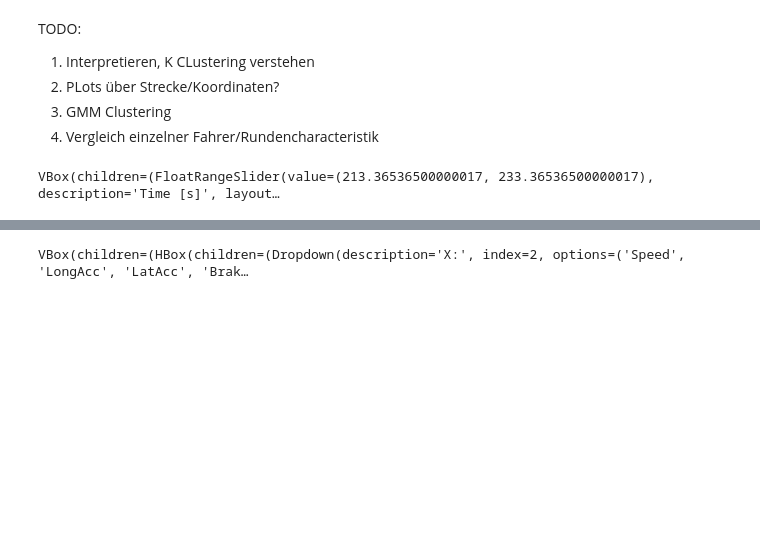
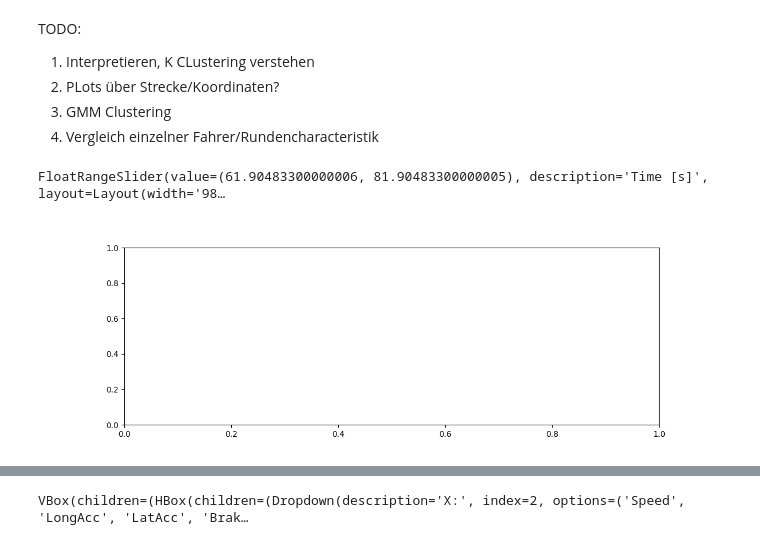
Before and after one commit to kawihss/fs-corner-phase-classification, a Jupyter notebook: notebooks/01_load_and_preprocess.ipynb, the cells around one changed output, grey strips where cells are left out. Saved outputs shown, nothing was run; the diff lists cells and outputs as text; code cells hidden in the pictures; blank space fills up the shorter version.

```diff
--- a/notebooks/01_load_and_preprocess.ipynb
+++ b/notebooks/01_load_and_preprocess.ipynb
@@ -547,55 +547,68 @@ df_features["phase_gmm"] = df_features["label_gmm"].map(gmm_phase_map)
 # - gmm_phase_map, phase_time_share, phase_time_share_by_lap
 # - Figures saved to figures/: gmm_time_series_speed_vs_time.png, gmm_probabilities_over_time.png, gmm_feature_space_latacc_vs_speed.png
 # %%
-# Step 8a – GMM: interactive Speed vs Time with slider (ipympl) — fixed
-%matplotlib widget
+# Step 8a – GMM: interactive Speed vs Time (quick fix: no duplicate output)
+
+# Use widget backend
+try:
+    get_ipython().run_line_magic('matplotlib', 'widget')
+except Exception:
+    pass
+
+import numpy as np, pandas as pd, matplotlib
 import matplotlib.pyplot as plt
-from ipywidgets import FloatRangeSlider, VBox
+from ipywidgets import FloatRangeSlider
 from IPython.display import display
-import numpy as np
 
-# optional: clear old figures when re-running
-plt.close('all')
+plt.close('all')  # clear old figs
 
-# data
+# --- Data (robust types) ---
+t  = np.asarray(df_features["time_s"], dtype=float)
+v  = np.asarray(df_features["Speed"], dtype=float)
+ph = pd.Series(df_features["phase_gmm"]).astype(str).str.strip().to_numpy()
+
 phase_order = ["ENTRY","MID","EXIT","STRAIGHT","COAST"]
-colors = plt.rcParams['axes.prop_cycle'].by_key()['color']
-phase_color = {p: colors[i % len(colors)] for i, p in enumerate(phase_order)}
-
-t  = df_features["time_s"].to_numpy()
-v  = df_features["Speed"].to_numpy()
-ph = df_features["phase_gmm"].to_numpy()
+present = [p for p in phase_order if np.any(ph == p)]
+cmap = plt.get_cmap('tab10')
+phase_color = {p: cmap(i % 10) for i, p in enumerate(phase_order)}
 
 tmin, tmax = float(np.nanmin(t)), float(np.nanmax(t))
 slider = FloatRangeSlider(
     value=[tmin, min(tmin + 20.0, tmax)],
     min=tmin, max=tmax, step=0.05,
     description="Time [s]", continuous_update=True, readout_format=".2f",
     layout={"width": "98%"}
 )
 
+# --- Figure (let ipympl auto-display it; don't display() the fig) ---
 fig, ax = plt.subplots(figsize=(12, 4))
+if hasattr(fig.canvas, "header_visible"):  fig.canvas.header_visible = False
+if hasattr(fig.canvas, "toolbar_visible"): fig.canvas.toolbar_visible = True
+if hasattr(fig.canvas, "resizable"):       fig.canvas.resizable = True
 
 def _update(*_):
     lo, hi = slider.value
-    m = (t >= lo) & (t <= hi)
+    m = np.isfinite(t) & np.isfinite(v) & (t >= lo) & (t <= hi)
     ax.clear()
-    for p in phase_order:
+    for p in present:
         mk = m & (ph == p)
-        if np.any(mk):
-            ax.scatter(t[mk], v[mk], s=6, c=phase_color[p], label=p)
+        if mk.any():
+            ax.scatter(t[mk], v[mk], s=6, c=[phase_color[p]], label=p, rasterized=True)
     ax.set_xlim(lo, hi)
     ax.set_xlabel("Time [s]"); ax.set_ylabel("Speed [m/s]")
     ax.set_title("GMM phases over time (interactive)")
-    ax.legend(loc="upper right")
+    if present:
+        ax.legend(loc="upper right", fontsize=8, frameon=True)
     fig.canvas.draw_idle()
 
+# Show only the slider; figure will auto-show once at cell end
+display(slider)
+plt.pause(0.01)                 # give widgets a tick
 slider.observe(_update, names="value")
-_update()
-
-display(VBox([slider, fig.canvas]))  # ← no plt.close(fig)
+_update()                       # initial draw; fig appears once at cell end
 # %% [output]
-VBox(children=(FloatRangeSlider(value=(213.36536500000017, 233.36536500000017), description='Time [s]', layout…
+FloatRangeSlider(value=(61.90483300000006, 81.90483300000005), description='Time [s]', layout=Layout(width='98…
+[figure, added]
 # %%
 # Step 8b – GMM: interactive stacked probabilities over time (ipympl) — fixed
 %matplotlib widget
```
Also changed, not shown: parts of 10 cells of this notebook.
